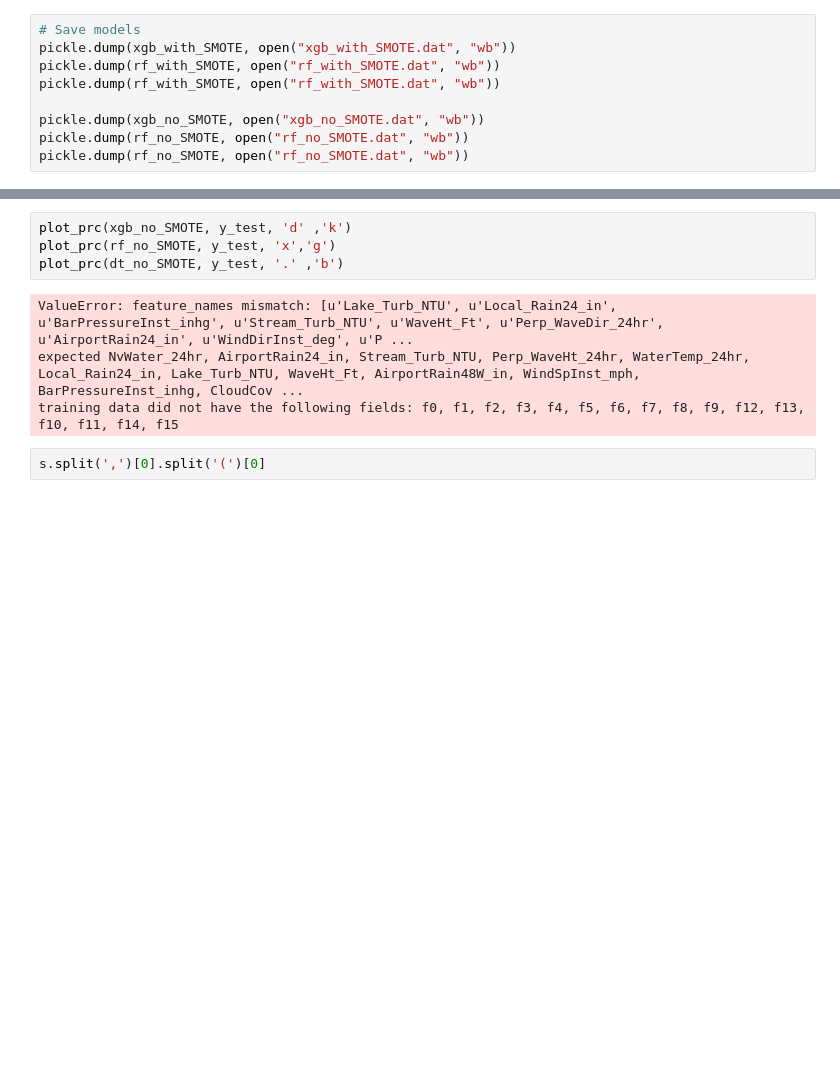
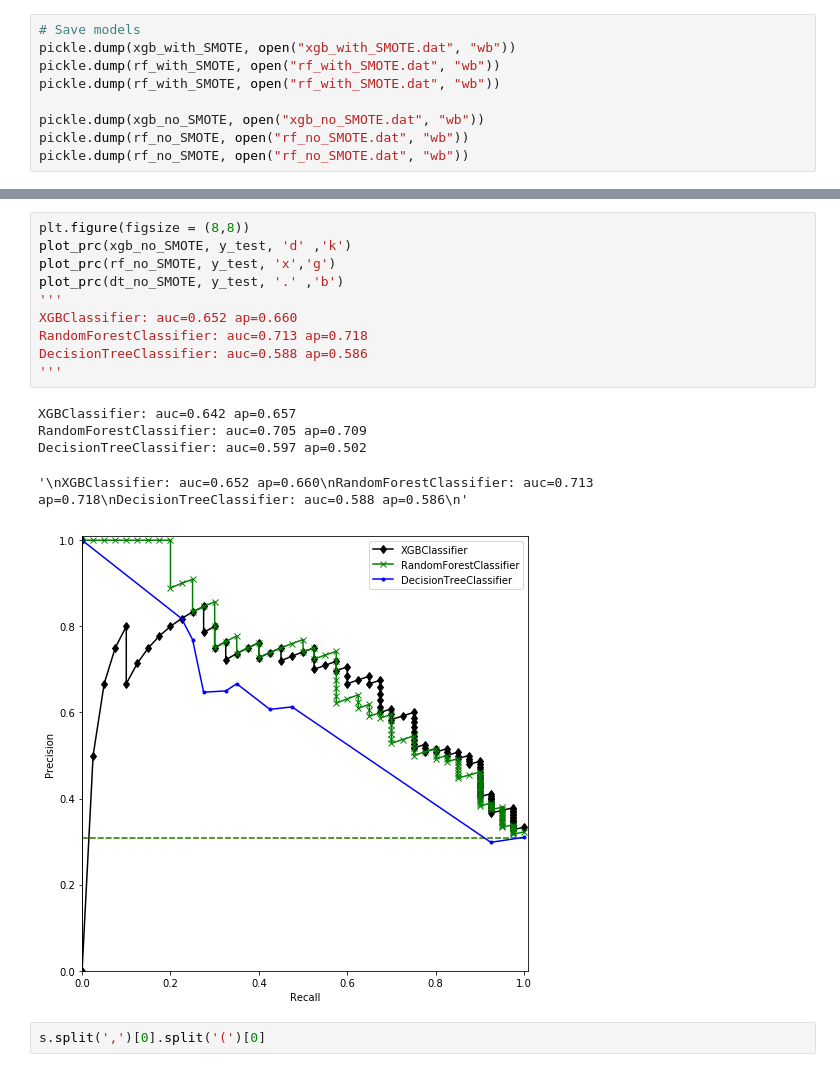
Before and after one commit to jundongq/Woodlawn_Beach, a Jupyter notebook: xgb_classification_paper.ipynb, the cells around one changed output, grey strips where cells are left out. Saved outputs shown, nothing was run; the diff lists cells and outputs as text; blank space fills up the shorter version.

```diff
--- a/xgb_classification_paper.ipynb
+++ b/xgb_classification_paper.ipynb
@@ -150,11 +150,19 @@ DecisionTreeClassifier: auc=0.588 ap=0.586
 # %%
+plt.figure(figsize = (8,8))
 plot_prc(xgb_no_SMOTE, y_test, 'd' ,'k')
 plot_prc(rf_no_SMOTE, y_test, 'x','g')
 plot_prc(dt_no_SMOTE, y_test, '.' ,'b')
+'''
+XGBClassifier: auc=0.652 ap=0.660
+RandomForestClassifier: auc=0.713 ap=0.718
+DecisionTreeClassifier: auc=0.588 ap=0.586
+'''
 # %% [output]
-ValueError: feature_names mismatch: [u'Lake_Turb_NTU', u'Local_Rain24_in', u'BarPressureInst_inhg', u'Stream_Turb_NTU', u'WaveHt_Ft', u'Perp_WaveDir_24hr', u'AirportRain24_in', u'WindDirInst_deg', u'P ...
-expected NvWater_24hr, AirportRain24_in, Stream_Turb_NTU, Perp_WaveHt_24hr, WaterTemp_24hr, Local_Rain24_in, Lake_Turb_NTU, WaveHt_Ft, AirportRain48W_in, WindSpInst_mph, BarPressureInst_inhg, CloudCov ...
-training data did not have the following fields: f0, f1, f2, f3, f4, f5, f6, f7, f8, f9, f12, f13, f10, f11, f14, f15
+XGBClassifier: auc=0.642 ap=0.657
+RandomForestClassifier: auc=0.705 ap=0.709
+DecisionTreeClassifier: auc=0.597 ap=0.502
+'\nXGBClassifier: auc=0.652 ap=0.660\nRandomForestClassifier: auc=0.713 ap=0.718\nDecisionTreeClassifier: auc=0.588 ap=0.586\n'
+[figure, added]
 # %%
 s.split(',')[0].split('(')[0]
 # %% [output]
```
Also changed, not shown: parts of 9 cells of this notebook.
